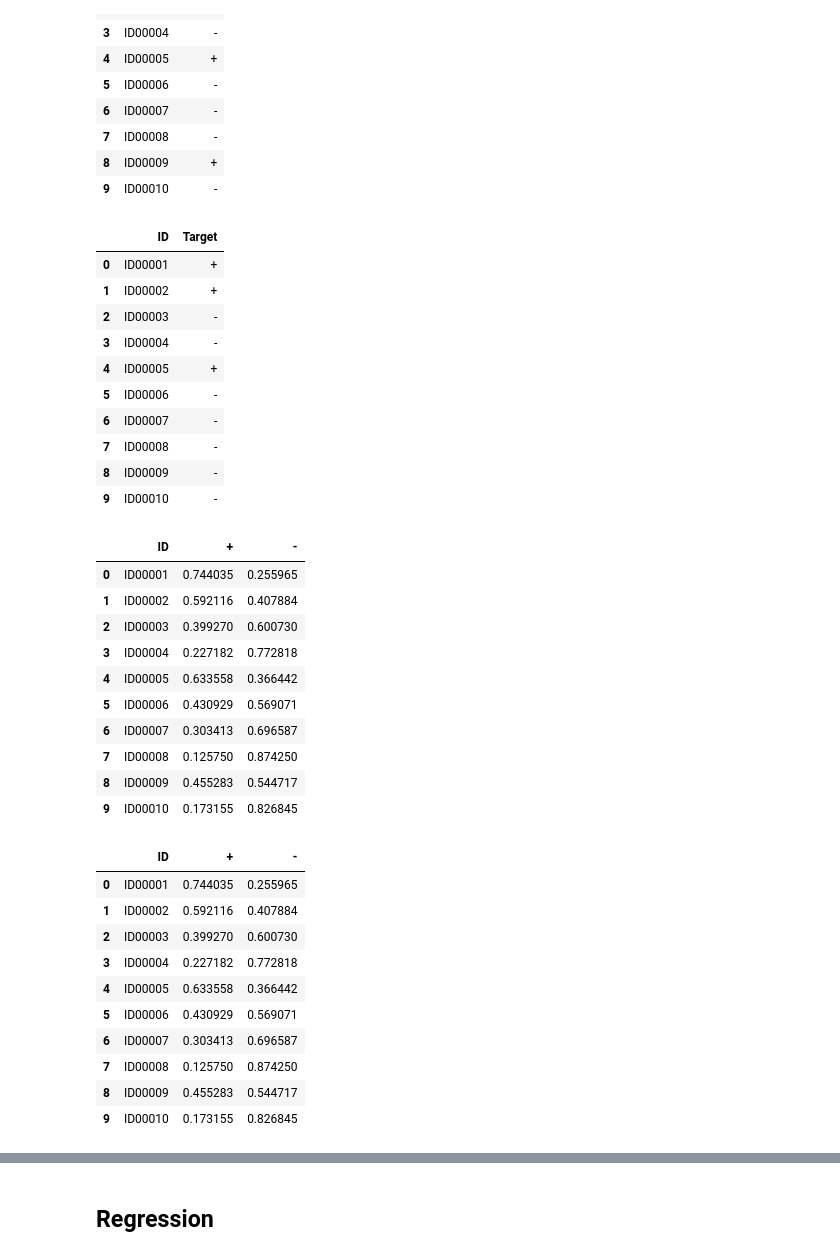
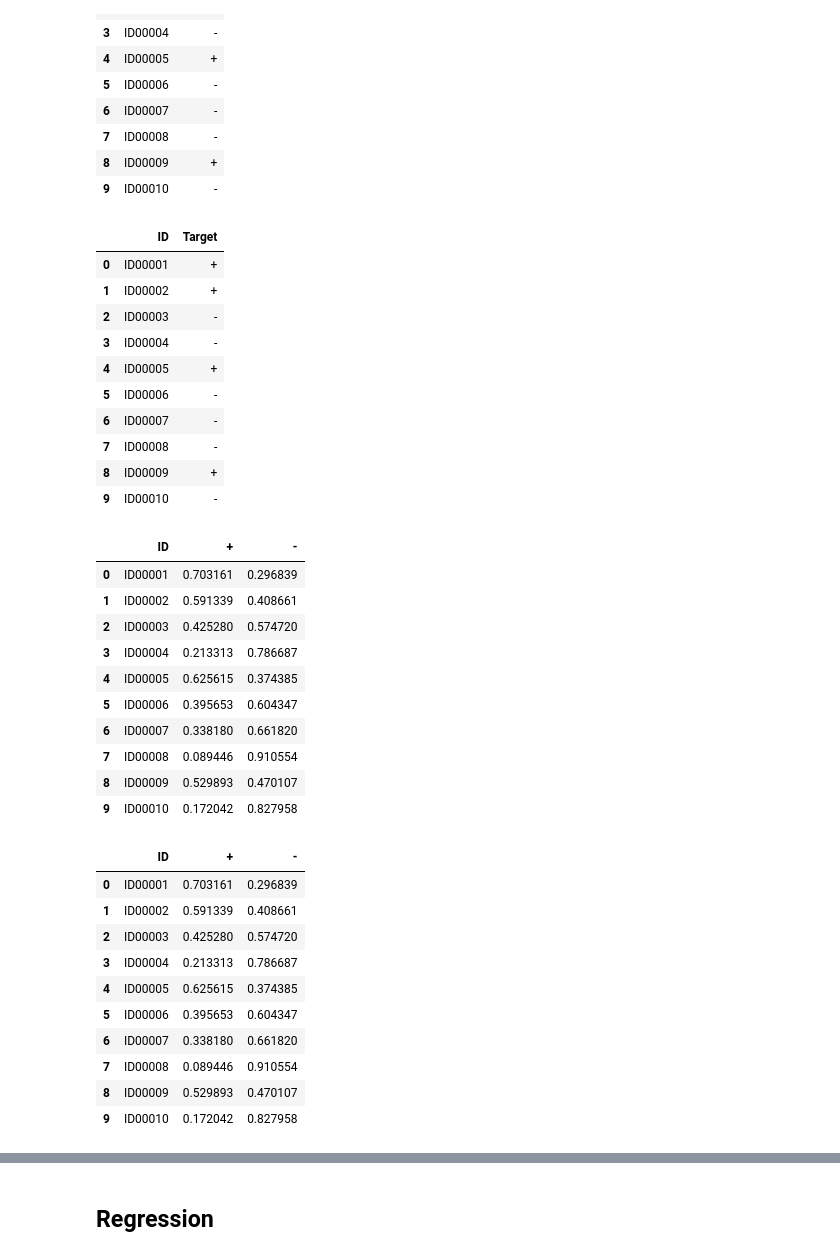
Before and after one commit to jeremycombe/Pipeline, a Jupyter notebook: BestEstimator_tests.ipynb, the cells around one changed output, grey strips where cells are left out. Drawn from its saved outputs; the diff is of its cells as text; code cells hidden in the pictures.

```diff
--- a/BestEstimator_tests.ipynb
+++ b/BestEstimator_tests.ipynb
@@ -271,8 +237,11 @@ Bin_Target.head(10)
 # %% [markdown]
 ### Fit method
 # %%
-Bin = BestEstimator(type_esti = 'Classifier', hard_grid=True)
-Bin.fit(Bin_Train, Bin_Target, scoring = 'roc_auc')
+Bin = BestEstimator(type_esti = 'Classifier')
+Bin.fit(Bin_Train, Bin_Target, scoring = 'roc_auc', cv = 3,
+      grid = True,
+      hard_grid = True,
+      cv_grid = 3)
 # %% [output]
 Missing Values :
 
@@ -327,37 +296,37 @@ Bin.pred(Bin_Train[0:10], ID='ID', value=0, refit = True)
 | 5 | ID00006 | - |
 | 6 | ID00007 | - |
 | 7 | ID00008 | - |
-| 8 | ID00009 | - |
+| 8 | ID00009 | + |
 | 9 | ID00010 | - |
 # %%
 #Bin.pred_grid_proba(Bin.Transform(Bin_Train[0:10]), ID = 'ID')
-Bin.pred_proba(Bin_Train[0:10], ID_Test = 'ID', ID_pred = True, refit = True)
+Bin.pred_proba(Bin_Train[0:10], ID = 'ID', refit = True)
 # %% [output]
 |  | ID | + | - |
-| 0 | ID00001 | 0.744035 | 0.255965 |
-| 1 | ID00002 | 0.592116 | 0.407884 |
-| 2 | ID00003 | 0.399270 | 0.600730 |
-| 3 | ID00004 | 0.227182 | 0.772818 |
-| 4 | ID00005 | 0.633558 | 0.366442 |
-| 5 | ID00006 | 0.430929 | 0.569071 |
-| 6 | ID00007 | 0.303413 | 0.696587 |
-| 7 | ID00008 | 0.125750 | 0.874250 |
-| 8 | ID00009 | 0.455283 | 0.544717 |
-| 9 | ID00010 | 0.173155 | 0.826845 |
+| 0 | ID00001 | 0.703161 | 0.296839 |
+| 1 | ID00002 | 0.591339 | 0.408661 |
+| 2 | ID00003 | 0.425280 | 0.574720 |
+| 3 | ID00004 | 0.213313 | 0.786687 |
+| 4 | ID00005 | 0.625615 | 0.374385 |
+| 5 | ID00006 | 0.395653 | 0.604347 |
+| 6 | ID00007 | 0.338180 | 0.661820 |
+| 7 | ID00008 | 0.089446 | 0.910554 |
+| 8 | ID00009 | 0.529893 | 0.470107 |
+| 9 | ID00010 | 0.172042 | 0.827958 |
 # %%
-Bin.pred_grid_proba(Bin_Train[0:10], ID_Test = 'ID', ID_pred = True)
+Bin.pred_grid_proba(Bin_Train[0:10], ID = 'ID')
 # %% [output]
 |  | ID | + | - |
-| 0 | ID00001 | 0.744035 | 0.255965 |
-| 1 | ID00002 | 0.592116 | 0.407884 |
-| 2 | ID00003 | 0.399270 | 0.600730 |
-| 3 | ID00004 | 0.227182 | 0.772818 |
-| 4 | ID00005 | 0.633558 | 0.366442 |
-| 5 | ID00006 | 0.430929 | 0.569071 |
-| 6 | ID00007 | 0.303413 | 0.696587 |
-| 7 | ID00008 | 0.125750 | 0.874250 |
-| 8 | ID00009 | 0.455283 | 0.544717 |
-| 9 | ID00010 | 0.173155 | 0.826845 |
+| 0 | ID00001 | 0.703161 | 0.296839 |
+| 1 | ID00002 | 0.591339 | 0.408661 |
+| 2 | ID00003 | 0.425280 | 0.574720 |
+| 3 | ID00004 | 0.213313 | 0.786687 |
+| 4 | ID00005 | 0.625615 | 0.374385 |
+| 5 | ID00006 | 0.395653 | 0.604347 |
+| 6 | ID00007 | 0.338180 | 0.661820 |
+| 7 | ID00008 | 0.089446 | 0.910554 |
+| 8 | ID00009 | 0.529893 | 0.470107 |
+| 9 | ID00010 | 0.172042 | 0.827958 |
 # %%
 Bin.best_size(n=[2000, 5000, 15000, 25000], metric = 'roc_auc_score')
 # %% [output]
```
Also changed, not shown: parts of 18 cells of this notebook, 2 other files.
